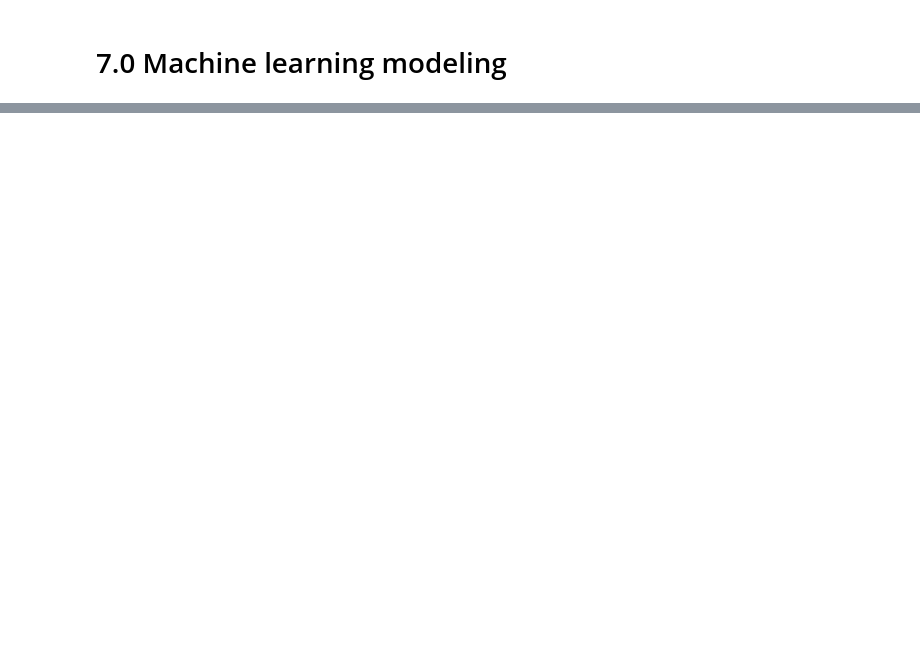
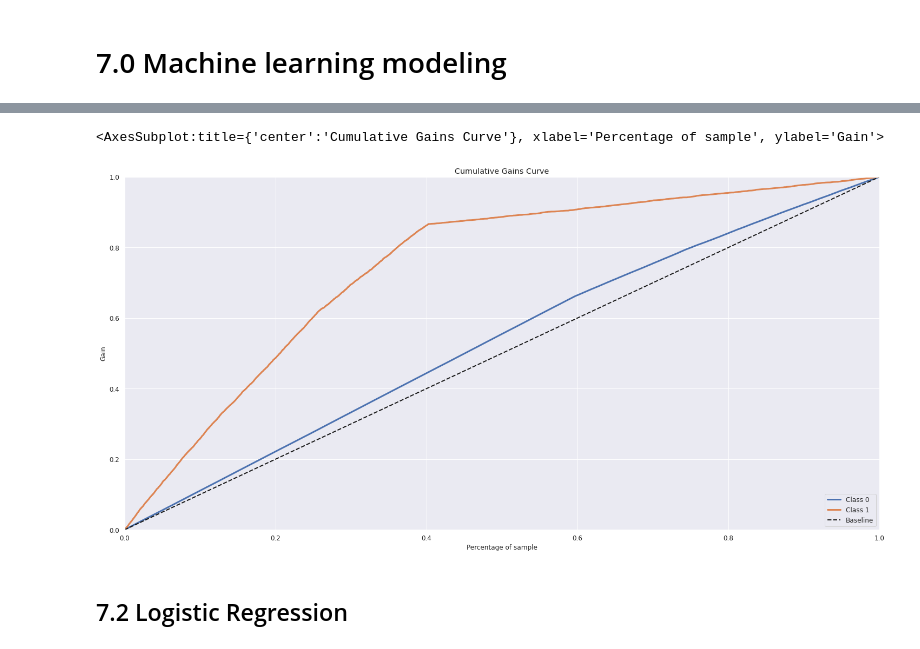
Before and after one commit to rmouram/health_insurance, a Jupyter notebook: v1.0-Health_insurance_cross_sell.ipynb, the cells around one changed output, grey strips where cells are left out. Cells and saved outputs as stored; diff of their text form; code cells hidden in the pictures; blank space fills up the shorter version.

```diff
--- a/v1.0-Health_insurance_cross_sell.ipynb
+++ b/v1.0-Health_insurance_cross_sell.ipynb
@@ -405,2 +460,26 @@ sns.heatmap(d, annot=True)
+# %%
+# annual_premium
+x_val.loc[:,'annual_premium'] = ss.fit_transform(x_val[['annual_premium']].values)
+
+# age
+x_val.loc[:, 'age'] = mms_age.fit_transform(x_val[['age']].values)
+
+# vintage
+x_val.loc[:,'vintage'] = mms_vintage.fit_transform(x_val[['vintage']].values)
+
+# gender
+x_val.loc[:, 'gender'] = x_val.loc[:,'gender'].map(target_encode_gender)
+
+# region_code
+x_val.loc[:, 'region_code'] = x_val.loc[:,'region_code'].map(target_encode_region_code)
+
+# vehicle_age
+x_val = pd.get_dummies(x_val, prefix='vehicle_age', columns=['vehicle_age'])
+
+# policy_sales_channel
+x_val.loc[:, 'policy_sales_channel'] = x_val.loc[:,'policy_sales_channel'].map(fe_policy_sales_channel)
+
+# fillna
+x_val = x_val.fillna(0)
 # %% [markdown]
 # 6.0 Feature selection
@@ -407,2 +535,7 @@ sns.heatmap(d, annot=True)
 # %% [markdown]
 # 7.0 Machine learning modeling
+# %%
+cols_selected = ['vintage','annual_premium','age','region_code','vehicle_damage', 'policy_sales_channel', 'previously_insured']
+
+x_train = df5[cols_selected]
+x_val = x_val[cols_selected]
@@ -408,0 +544,17 @@ sns.heatmap(d, annot=True)
+# %%
+#model definition
+knn_model = nh.KNeighborsClassifier(n_neighbors=7)
+
+# model training
+knn_model.fit( x_train, y_train)
+
+# model prediction - Poder de Generalização
+yhat_knn = knn_model.predict_proba(x_val)
+# %%
+# Accumulative Gain
+skplt.metrics.plot_cumulative_gain(y_val, yhat_knn)
+# %% [output]
+<AxesSubplot:title={'center':'Cumulative Gains Curve'}, xlabel='Percentage of sample', ylabel='Gain'>
+[figure, added]
+# %% [markdown]
+## 7.2 Logistic Regression
```
Also changed, not shown: parts of 16 cells of this notebook, 1 other file.
